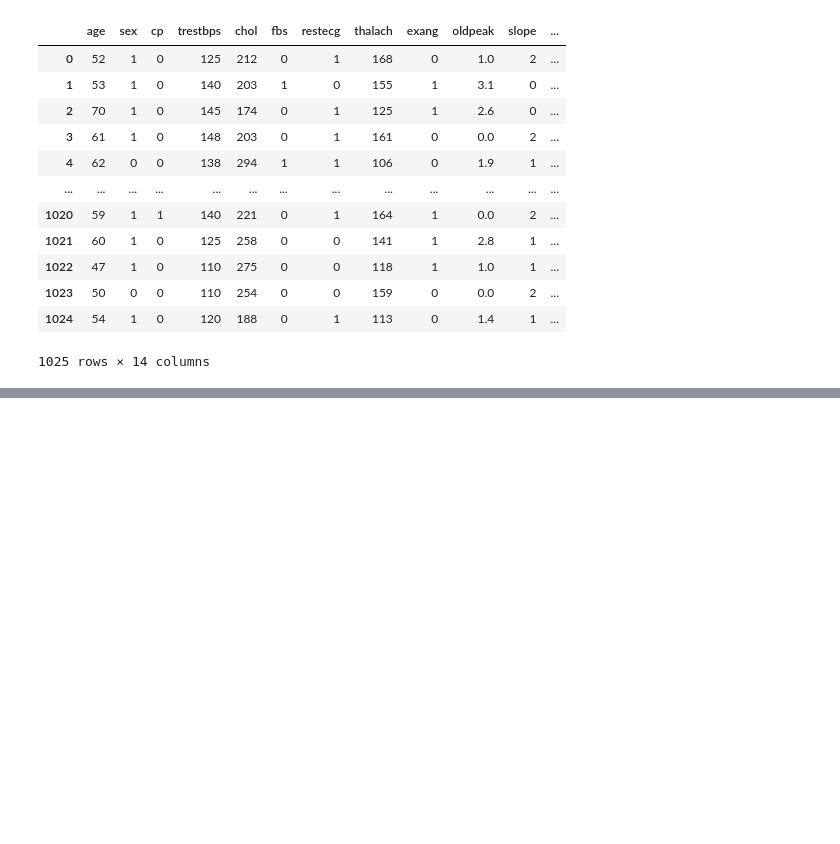
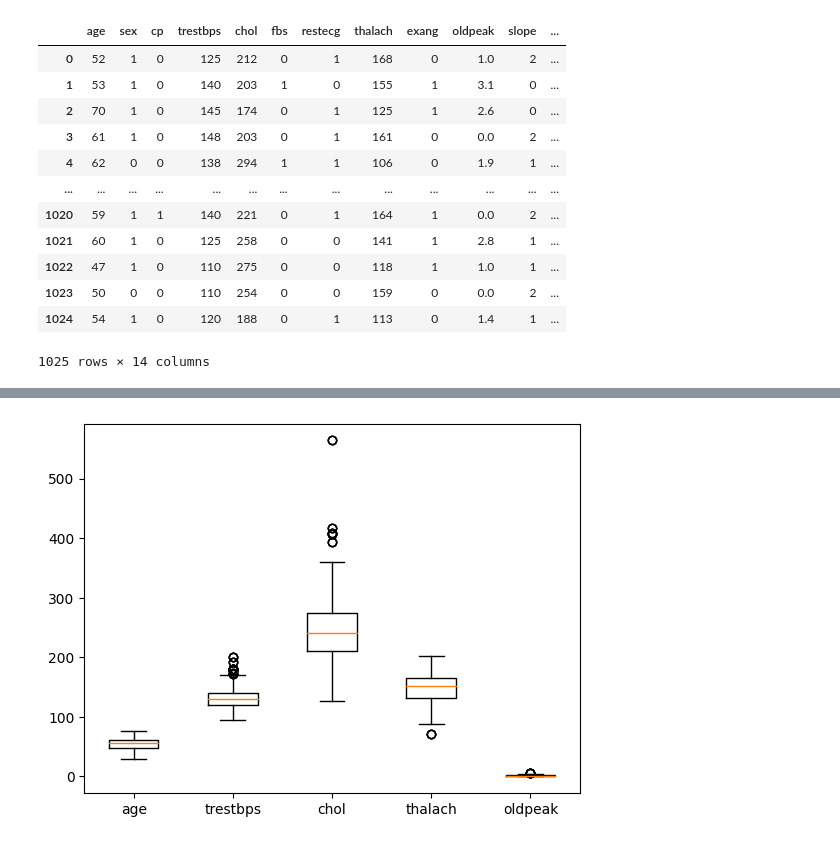
Before and after one commit to karhong-sam/project-wqd7003-ds-analysis, a Jupyter notebook: albert_EDA_trial.ipynb, the cells around one changed output, grey strips where cells are left out. Drawn from its saved outputs; the diff is of its cells as text; code cells hidden in the pictures; blank space fills up the shorter version.

```diff
--- a/albert_EDA_trial.ipynb
+++ b/albert_EDA_trial.ipynb
@@ -85,0 +210,11 @@ df_descriptions
+# %%
+df3 = df.drop(columns = ['sex', 'cp', 'fbs', 'restecg', 'exang', 'slope', 'ca', 'thal', 'target'])
+df3
+
+# create a boxplot for each column
+plt.boxplot(df3.values, labels = df3.columns)
+
+# show the plot
+plt.show()
+# %% [output]
+[figure, added]
```
Also changed, not shown: parts of 16 cells of this notebook.
